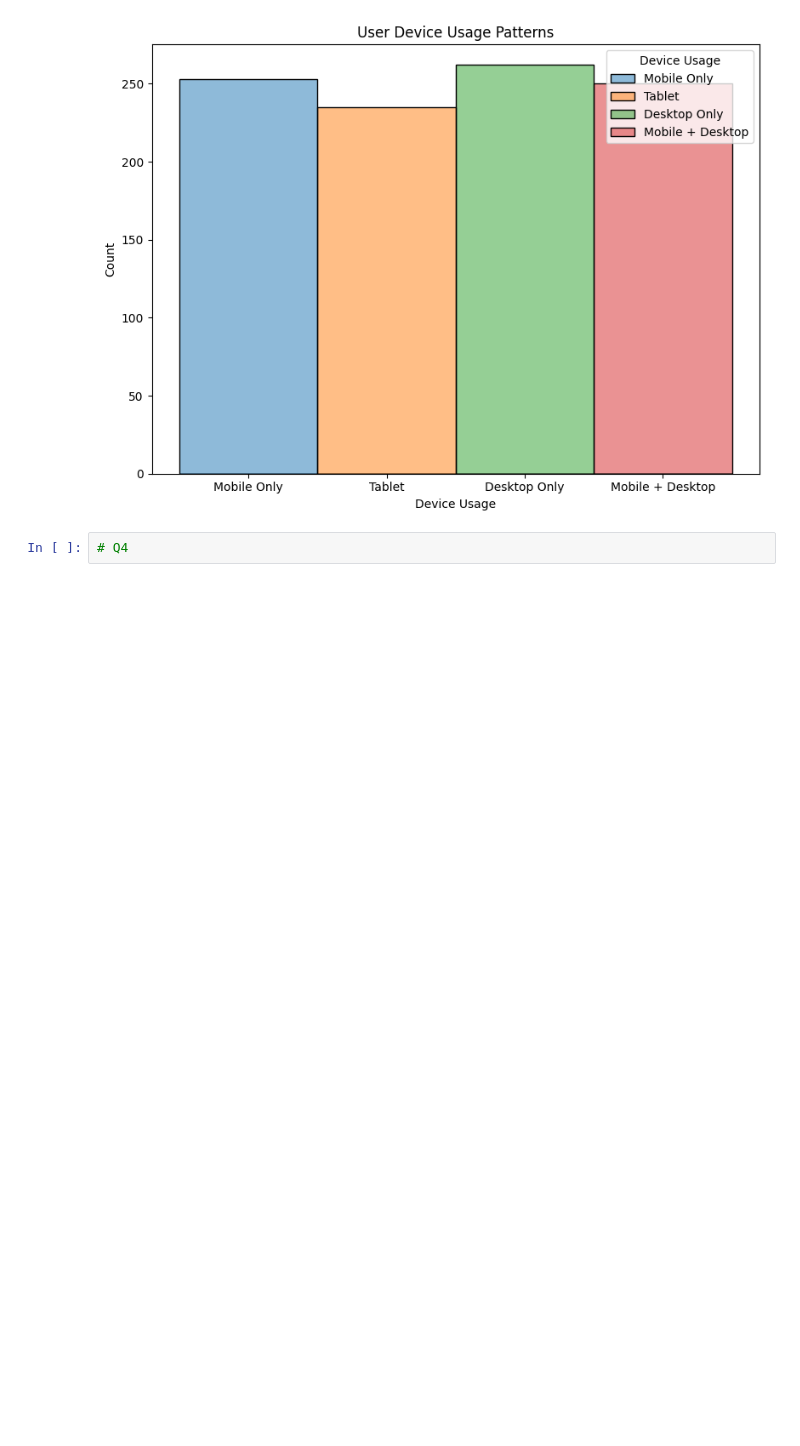
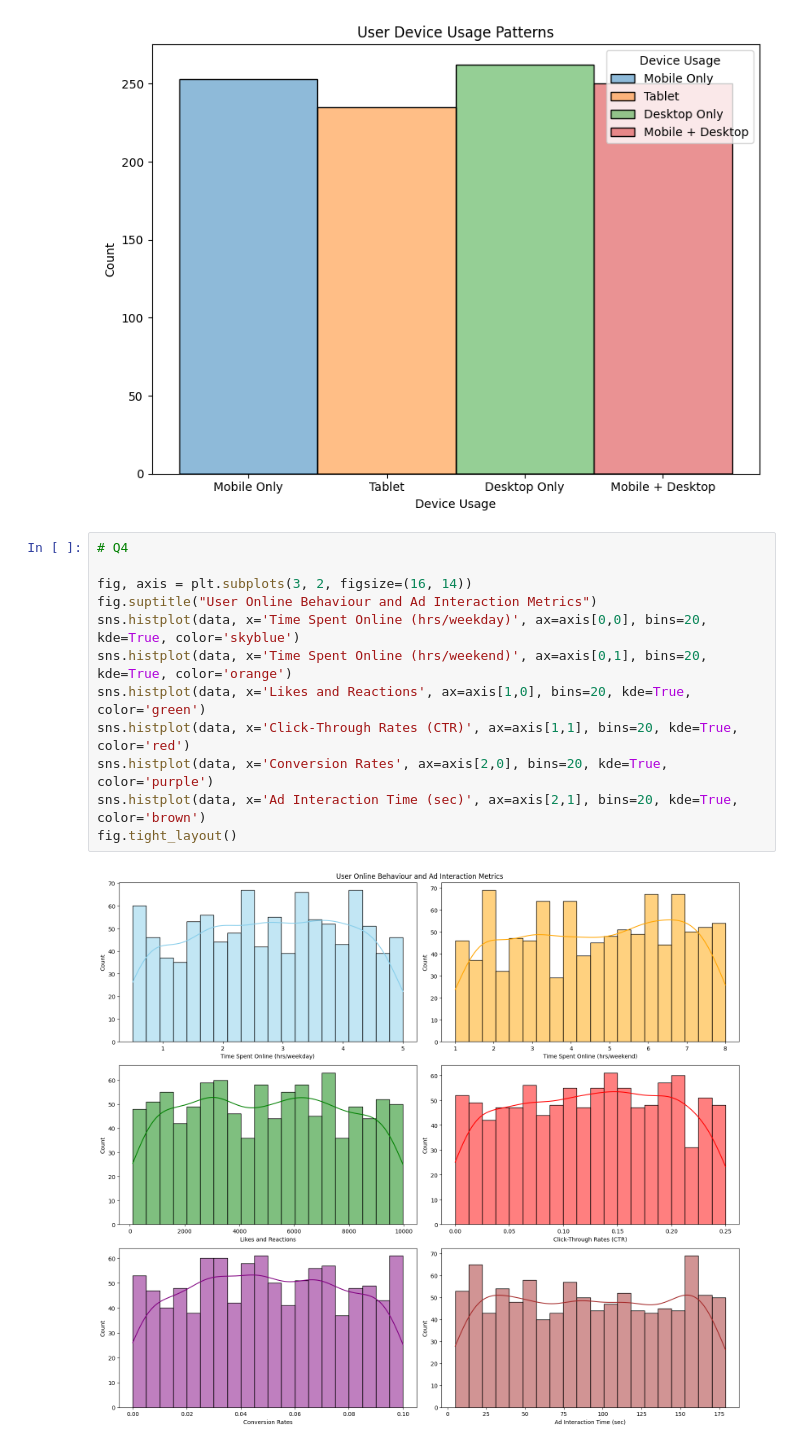
Before and after one commit to Sami-Razzaq/AICP, a Jupyter notebook: Task 3/task3.ipynb, the cells around one changed output. Saved outputs shown, nothing was run; the diff lists cells and outputs as text; blank space fills up the shorter version.

```diff
--- a/Task 3/task3.ipynb
+++ b/Task 3/task3.ipynb
@@ -35,5 +59,17 @@ plt.title("User Device Usage Patterns")
 plt.tight_layout()
 # %% [output]
 [figure]
-# %%
-# Q4
+# %%
+# Q4
+
+fig, axis = plt.subplots(3, 2, figsize=(16, 14))
+fig.suptitle("User Online Behaviour and Ad Interaction Metrics")
+sns.histplot(data, x='Time Spent Online (hrs/weekday)', ax=axis[0,0], bins=20, kde=True, color='skyblue')
+sns.histplot(data, x='Time Spent Online (hrs/weekend)', ax=axis[0,1], bins=20, kde=True, color='orange')
+sns.histplot(data, x='Likes and Reactions', ax=axis[1,0], bins=20, kde=True, color='green')
+sns.histplot(data, x='Click-Through Rates (CTR)', ax=axis[1,1], bins=20, kde=True, color='red')
+sns.histplot(data, x='Conversion Rates', ax=axis[2,0], bins=20, kde=True, color='purple')
+sns.histplot(data, x='Ad Interaction Time (sec)', ax=axis[2,1], bins=20, kde=True, color='brown')
+fig.tight_layout()
+# %% [output]
+[figure, added]
```
Also changed, not shown: parts of 12 cells of this notebook, 1 other file.
